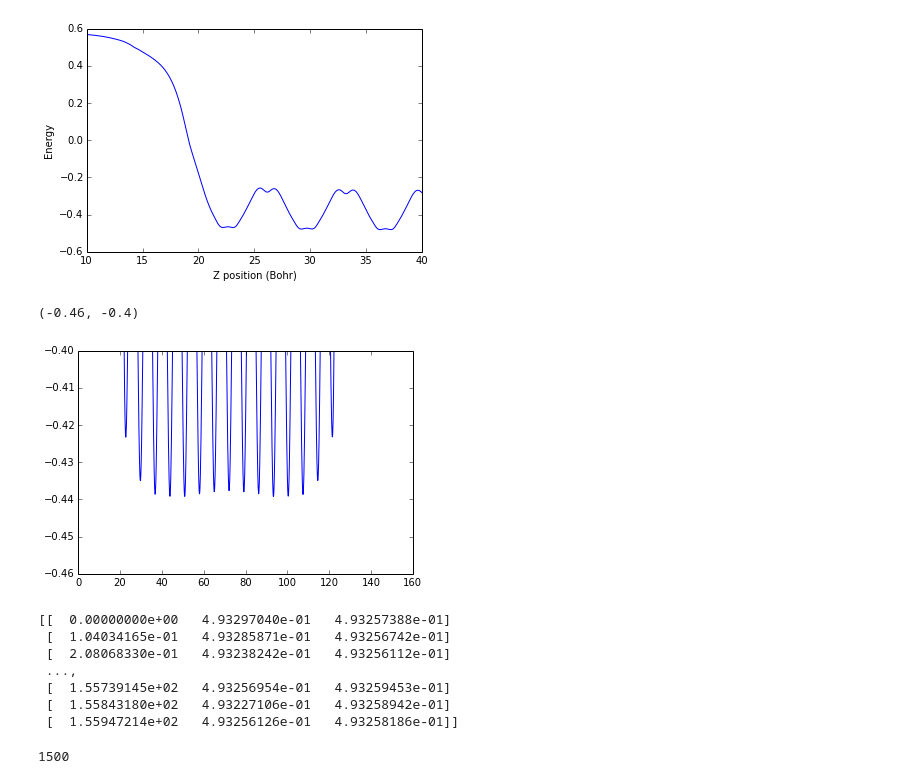
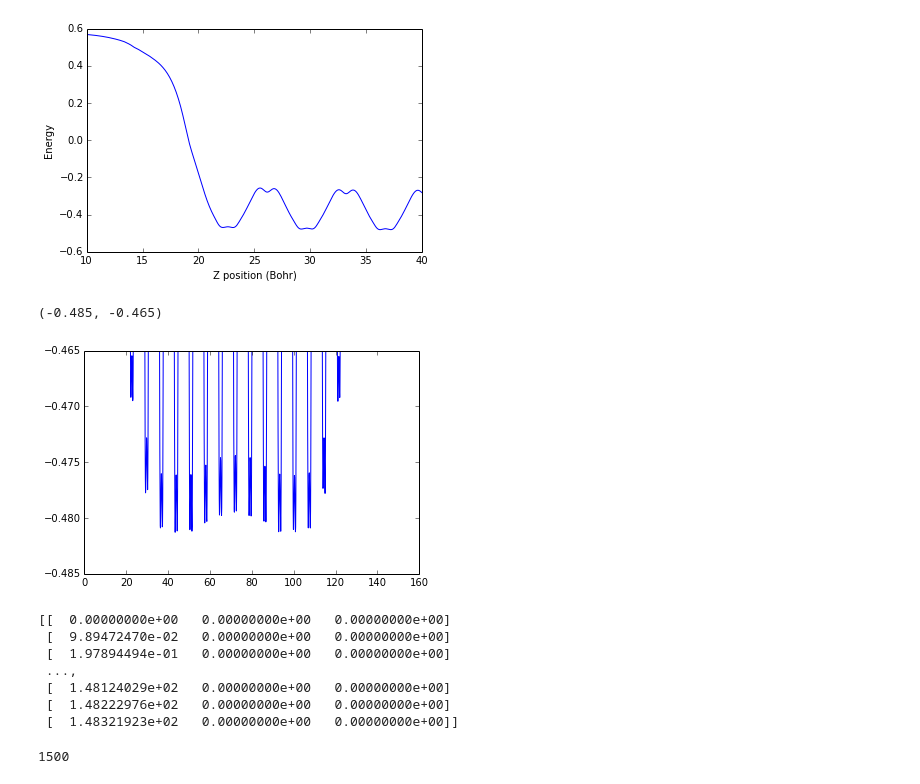
Before and after one commit to shiangfang/DFT_KIT, a Jupyter notebook: interface/DFT_IPython_interface/QES_potential_plot_ppx.ipynb, the cells around one changed output. Saved outputs shown, nothing was run; the diff lists cells and outputs as text; code cells hidden in the pictures.

```diff
--- a/interface/DFT_IPython_interface/QES_potential_plot_ppx.ipynb
+++ b/interface/DFT_IPython_interface/QES_potential_plot_ppx.ipynb
@@ -14,7 +14,7 @@ from DFT_KIT.core import physics
 # %%
 os.chdir('/Users/shiangfang/Shiang DrobBox/Dropbox/Physics Research/Tim Kaxiras Group/DFT_KIT/temp/sb_slab_pot')
 
-data=np.loadtxt('sb.avg.out',skiprows=24)
+datasb=np.loadtxt('sb.avg.out',skiprows=24)
 
 print(data)
 # %% [output]
@@ -38,23 +38,23 @@ plt.xlim([10,40])
 (10, 40)
 [figure]
 # %%
-plt.plot(data[:,0],data[:,2])
-plt.ylim([-.46,-.4])
+plt.plot(datasb[:,0],datasb[:,1])
+plt.ylim([-.485,-.465])
 # %% [output]
-(-0.46, -0.4)
+(-0.485, -0.465)
-[figure, old version]
+[figure, new version]
 # %%
 os.chdir('/Users/shiangfang/Shiang DrobBox/Dropbox/Physics Research/Tim Kaxiras Group/DFT_KIT/temp/sb_slab_pot')
 
-data=np.loadtxt('bi.avg.out',skiprows=24)
+databi=np.loadtxt('bi.avg.out',skiprows=24)
 
 print(data)
 # %% [output]
-[[  0.00000000e+00   4.93297040e-01   4.93257388e-01]
- [  1.04034165e-01   4.93285871e-01   4.93256742e-01]
- [  2.08068330e-01   4.93238242e-01   4.93256112e-01]
+[[  0.00000000e+00   0.00000000e+00   0.00000000e+00]
+ [  9.89472470e-02   0.00000000e+00   0.00000000e+00]
+ [  1.97894494e-01   0.00000000e+00   0.00000000e+00]
  ...,
- [  1.55739145e+02   4.93256954e-01   4.93259453e-01]
- [  1.55843180e+02   4.93227106e-01   4.93258942e-01]
- [  1.55947214e+02   4.93256126e-01   4.93258186e-01]]
+ [  1.48124029e+02   0.00000000e+00   0.00000000e+00]
+ [  1.48222976e+02   0.00000000e+00   0.00000000e+00]
+ [  1.48321923e+02   0.00000000e+00   0.00000000e+00]]
 # %%
```
Also changed, not shown: parts of 6 cells of this notebook, 15 other files.
